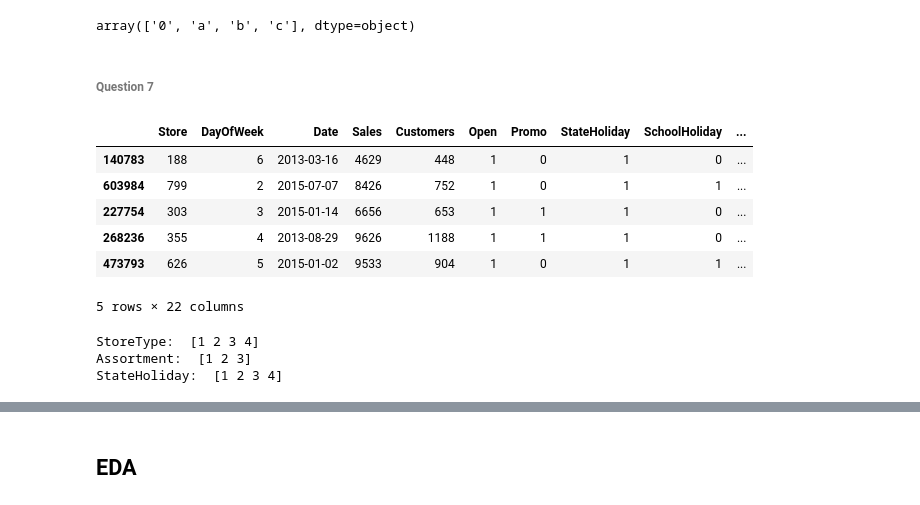
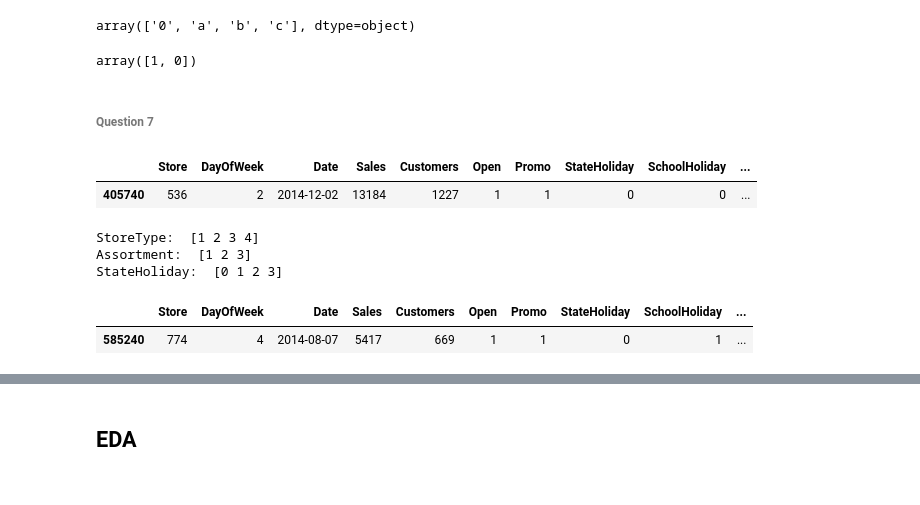
Before and after one commit to loibucket/2020_CSCI_E-14a_WebApps_Data, a Jupyter notebook: HW1_Rossman/HW1/rossmann.ipynb, the cells around one changed output, grey strips where cells are left out. Cells and saved outputs as stored; diff of their text form; code cells hidden in the pictures.

```diff
--- a/HW1_Rossman/HW1/rossmann.ipynb
+++ b/HW1_Rossman/HW1/rossmann.ipynb
@@ -350,6 +362,9 @@ Before joining our tables, we need to set both of our table indexes. Let us set
 # Set index in stores to corespond to the stores['Store'] values
 # Drop Store column in train_dataset
 
-train_dataset2 = train_dataset.set_index('Store')
-train_dataset2
+try:
+    train_dataset = train_dataset.set_index('Store')
+except:
+    pass
+train_dataset.sample(1)
 # %% [output]
@@ -370,3 +373,0 @@ train_dataset2
-# %%
-stores2 = stores.set_index('Store')
-stores2
@@ -387,0 +374,6 @@ stores2
+# %%
+try:
+    stores = stores.set_index('Store')
+except:
+    pass
+stores.sample(1)
@@ -388,6 +384,6 @@ stores2
 # %%
-df_combined = train_dataset2.join(stores2)
+df_combined = train_dataset.join(stores)
 df_combined = df_combined.reset_index(drop=False)
-df_combined
+df_combined.sample(1)
 # %% [output]
 |  | Store | DayOfWeek | Date | Sales | Customers | Open | Promo | StateHoliday | SchoolHoliday | ... |
@@ -423,36 +408,40 @@ array(['a', 'c', 'b'], dtype=object)
 df_combined.StateHoliday.unique()
 # %% [output]
 array(['0', 'a', 'b', 'c'], dtype=object)
+# %%
+df_combined.SchoolHoliday.unique()
+# %% [output]
+array([1, 0])
 # %% [markdown]
 ###### Question 7
 # %%
 # YOUR CODE
 # Transforme into one-hot-encoding
 # Result should look like:
 
 #### StoreType ['a', 'b', 'c', 'd'] needs to be converted into [1, 2, 3, 4]
 #### Assortment ['a', 'b', 'c'] needs to be converted into [1, 2, 3]
 #### StateHoliday ['0', 'a', 'b', 'c'] needs to be converted into [0 ,1, 2, 3]
 
-df_combined2 = df_combined.replace({'StoreType': {'a': 1, 'b': 2, 'c': 3, 'd':4}})
-df_combined2 = df_combined2.replace({'Assortment': {'a': 1, 'b': 2, 'c': 3}})
-df_combined2 = df_combined2.replace({'StateHoliday': {'0': 1, 'a': 2, 'b': 3, 'c':4}})
-df_combined2.sample(5)
+df_combined = df_combined.replace({'StoreType': {'a': 1, 'b': 2, 'c': 3, 'd':4}})
+df_combined = df_combined.replace({'Assortment': {'a': 1, 'b': 2, 'c': 3}})
+df_combined = df_combined.replace({'StateHoliday': {'0': 0, 'a': 1, 'b': 2, 'c':3}})
+df_combined.sample(1)
 # %% [output]
 |  | Store | DayOfWeek | Date | Sales | Customers | Open | Promo | StateHoliday | SchoolHoliday | ... |
-| 140783 | 188 | 6 | 2013-03-16 | 4629 | 448 | 1 | 0 | 1 | 0 | ... |
-| 603984 | 799 | 2 | 2015-07-07 | 8426 | 752 | 1 | 0 | 1 | 1 | ... |
-| 227754 | 303 | 3 | 2015-01-14 | 6656 | 653 | 1 | 1 | 1 | 0 | ... |
-| 268236 | 355 | 4 | 2013-08-29 | 9626 | 1188 | 1 | 1 | 1 | 0 | ... |
-| 473793 | 626 | 5 | 2015-01-02 | 9533 | 904 | 1 | 0 | 1 | 1 | ... |
+| 405740 | 536 | 2 | 2014-12-02 | 13184 | 1227 | 1 | 1 | 0 | 0 | ... |
-5 rows × 22 columns
 # %%
 # Check out your previous code
-df_combined = df_combined2
-print("StoreType: ", np.sort(df_combined.StoreType.unique()))
-print("Assortment: ", np.sort(df_combined.Assortment.unique()))
-print("StateHoliday: ", np.sort(df_combined.StateHoliday.unique()))
+try:
+    print("StoreType: ", np.sort(df_combined.StoreType.unique()))
+    print("Assortment: ", np.sort(df_combined.Assortment.unique()))
+    print("StateHoliday: ", np.sort(df_combined.StateHoliday.unique()))
+except:
+    pass
+df_combined.sample(1)
 # %% [output]
 StoreType:  [1 2 3 4]
 Assortment:  [1 2 3]
-StateHoliday:  [1 2 3 4]
+StateHoliday:  [0 1 2 3]
+|  | Store | DayOfWeek | Date | Sales | Customers | Open | Promo | StateHoliday | SchoolHoliday | ... |
+| 585240 | 774 | 4 | 2014-08-07 | 5417 | 669 | 1 | 1 | 0 | 1 | ... |
```
Also changed, not shown: parts of 86 cells of this notebook, 10 other files.
